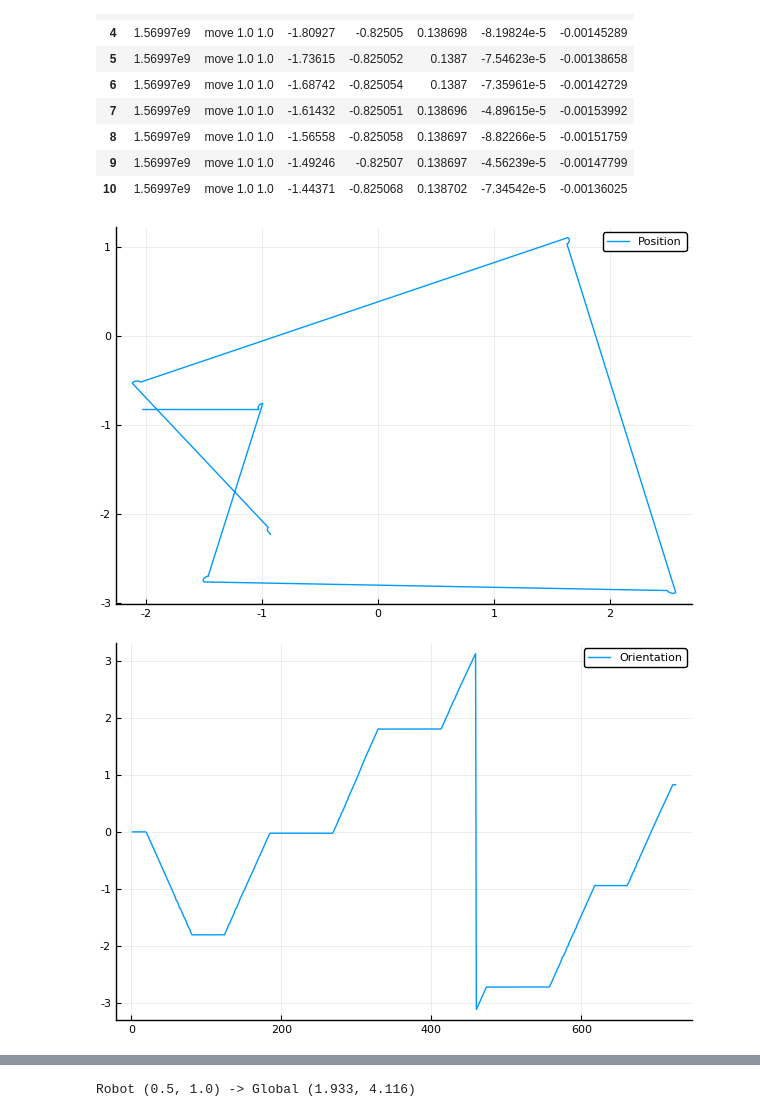
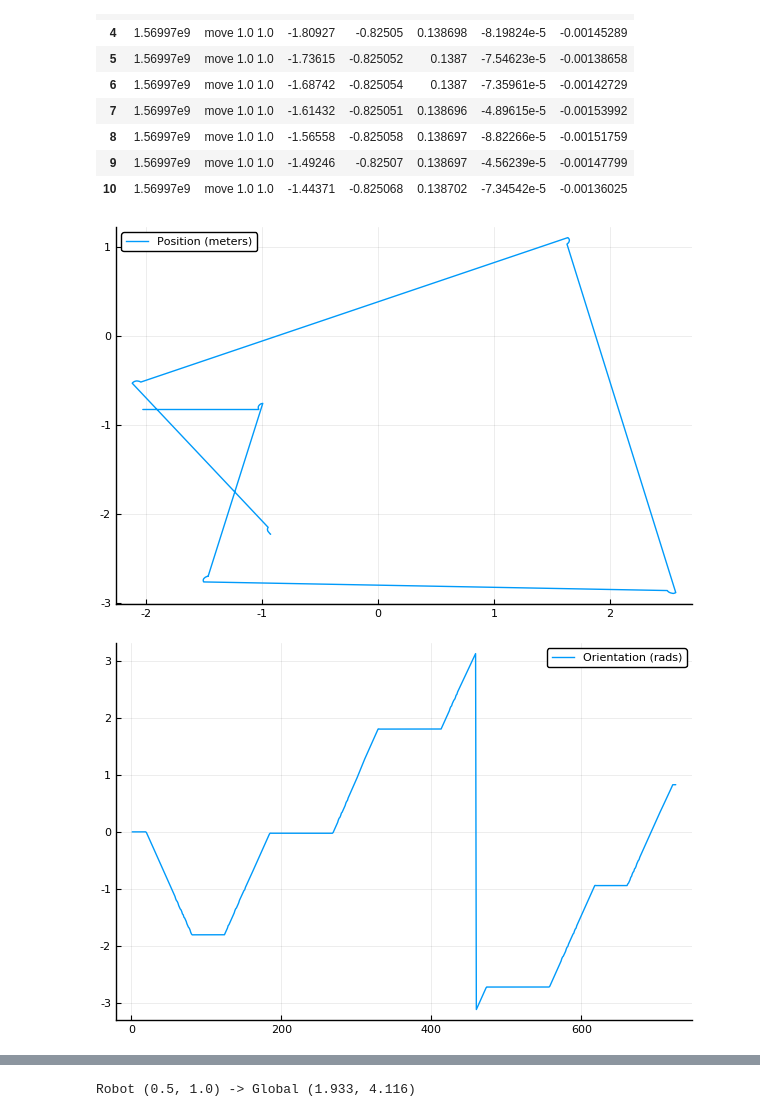
Before and after one commit to cirocavani/MO651-Robotics, a Jupyter notebook: workspace/P1/P3DX Sensor Analysis.ipynb, the cells around one changed output, grey strips where cells are left out. Cells and saved outputs as stored; diff of their text form; code cells hidden in the pictures.

```diff
--- a/workspace/P1/P3DX Sensor Analysis.ipynb
+++ b/workspace/P1/P3DX Sensor Analysis.ipynb
@@ -42,13 +42,13 @@ first(sensor_data, 10)
 | 9 | 1.56997e9 | move 1.0 1.0 | -1.49246 | -0.82507 | 0.138697 | -4.56239e-5 | -0.00147799 |
 | 10 | 1.56997e9 | move 1.0 1.0 | -1.44371 | -0.825068 | 0.138702 | -7.34542e-5 | -0.00136025 |
 # %%
-@df sensor_data plot(:x, :y, label="Position")
+@df sensor_data plot(:x, :y, label="Position (meters)")
 # %% [output]
-[figure, old version]
+[figure, new version]
 # %%
-@df sensor_data plot(:gamma, label="Orientation")
+@df sensor_data plot(:gamma, label="Orientation (rads)")
 # %% [output]
-[figure, old version]
+[figure, new version]
 # %% [markdown]
 ## Transformation between Coordinates
 
```
Also changed, not shown: parts of 5 cells of this notebook.
